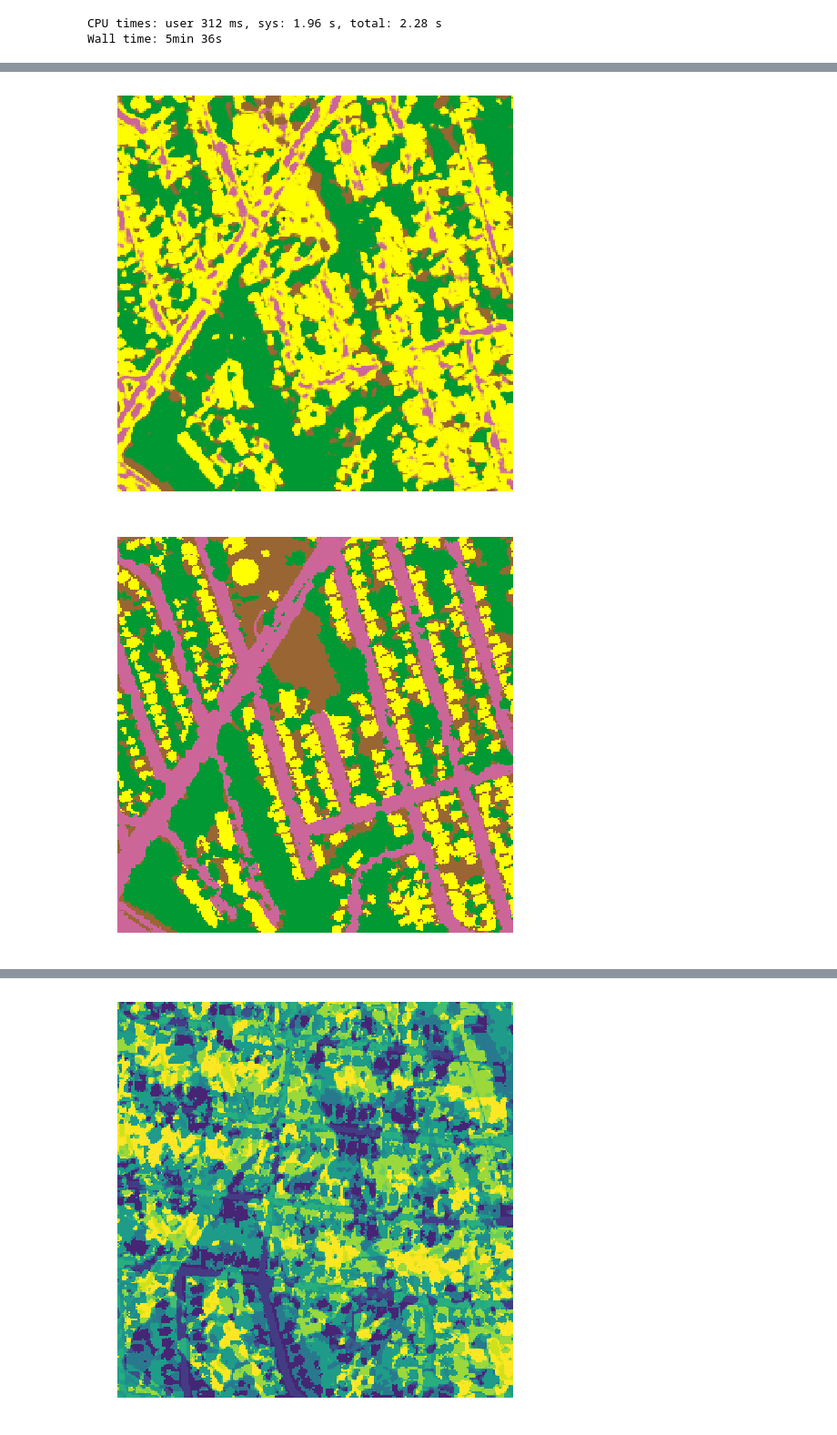
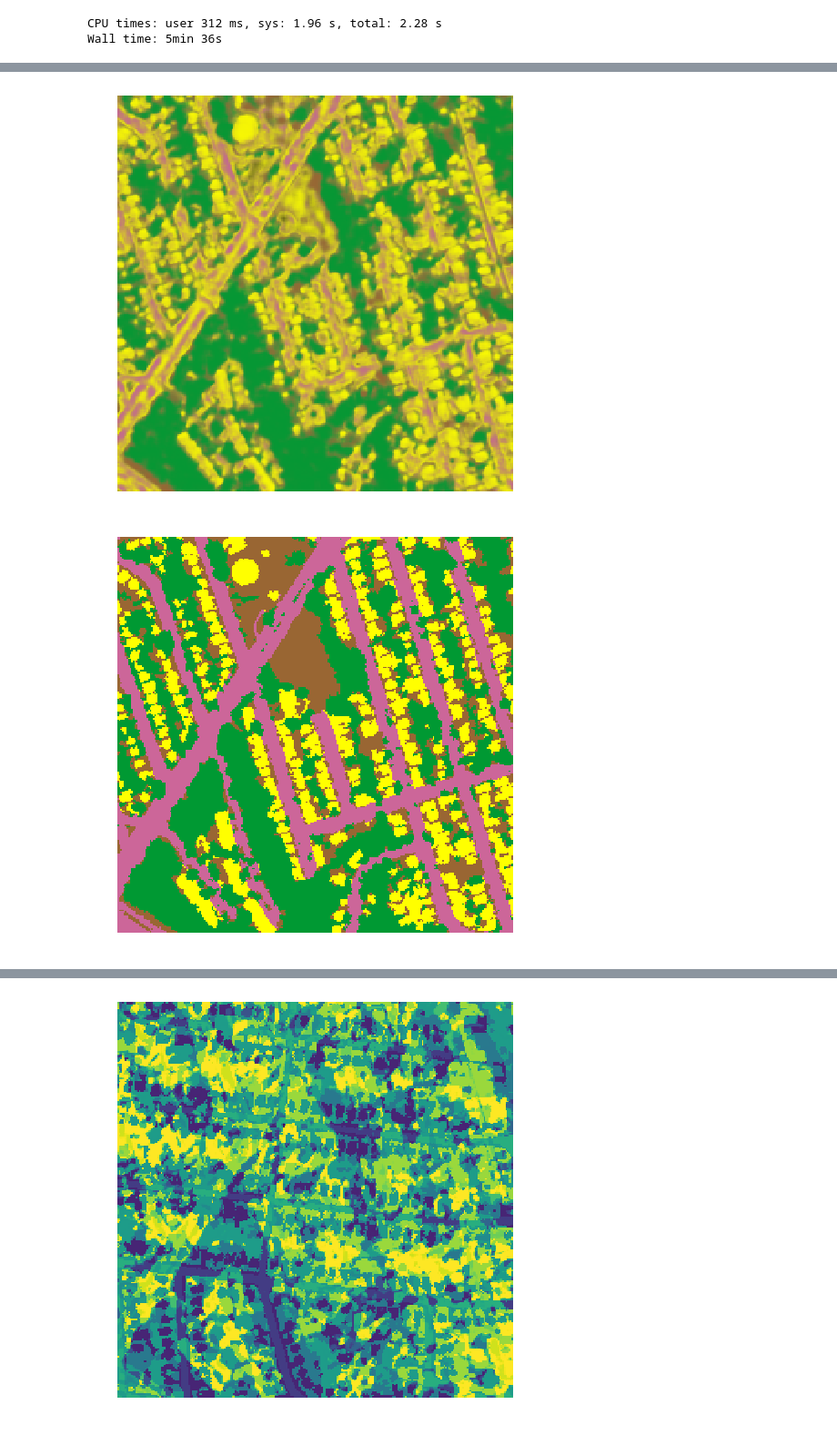
Before and after one commit to t-autran/epitome-pytorch, a Jupyter notebook: ANNOY Indexing Reconstruction.ipynb, the cells around one changed output, grey strips where cells are left out. Shown at 91% size. Drawn from its saved outputs; the diff is of its cells as text; code cells hidden in the pictures.

```diff
--- a/ANNOY Indexing Reconstruction.ipynb
+++ b/ANNOY Indexing Reconstruction.ipynb
@@ -126,18 +126,18 @@ Wall time: 29.9 s
 # %%
 %%time
 final_image = np.zeros((bigsize,bigsize,3),dtype=int)
 for i in range(results.shape[0]):
     for j in range(results.shape[1]):
         temp = results[i,j]/np.sum(results[i,j])
-        temp *= 30
+        temp *= 5
         temp = np.exp(temp)/np.sum(np.exp(temp))
         #print(temp)
         color = np.dot(temp,palette).astype(int)
         final_image[i,j] = color
 disp(final_image)
 disp(palette[lc[x:x+bigsize,y:y+bigsize]])
 disp(query)
 # %% [output]
-[figure, old version]
+[figure, new version]
 [figure]
 [figure]
```
Also changed, not shown: parts of 1 cell of this notebook, 1 other file.
